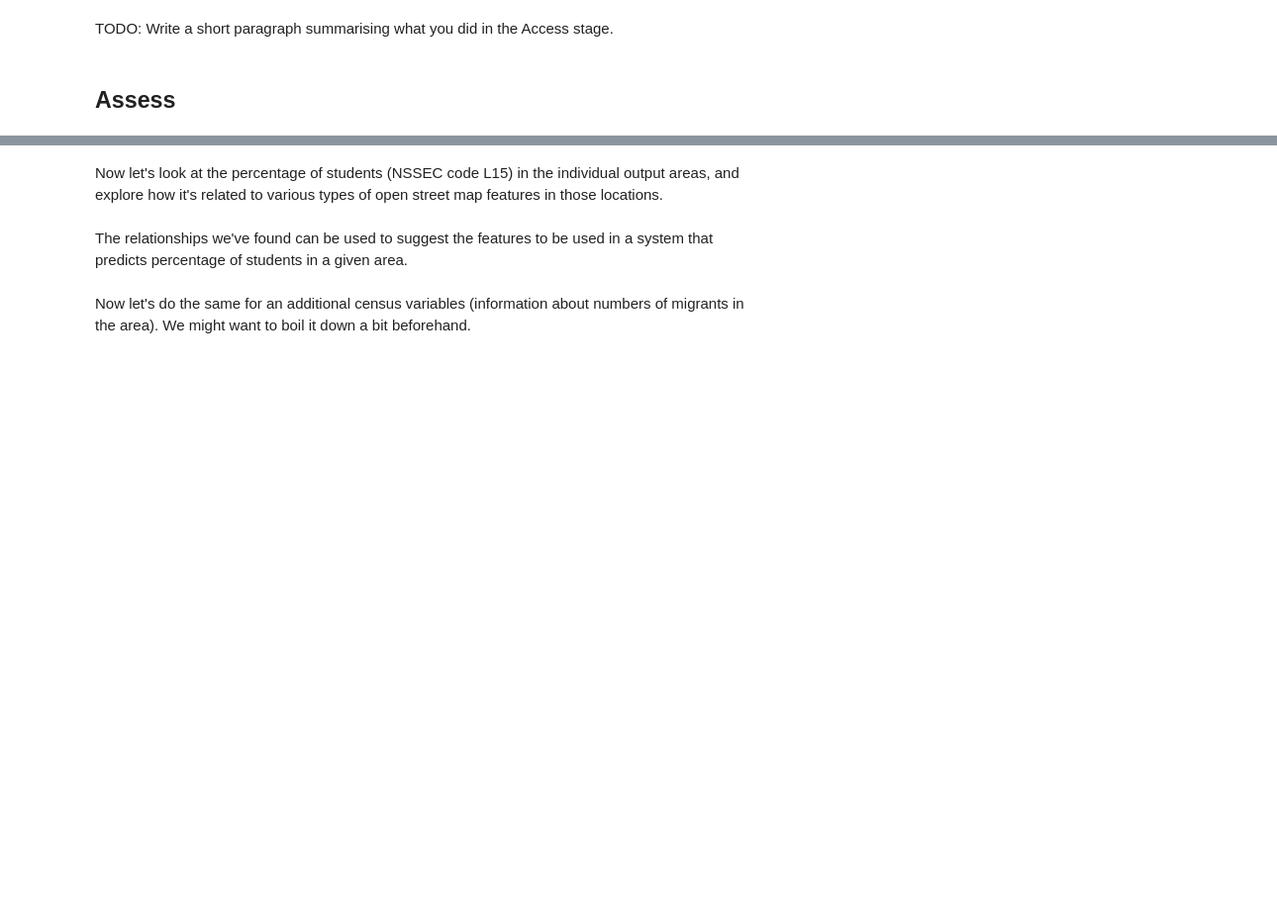
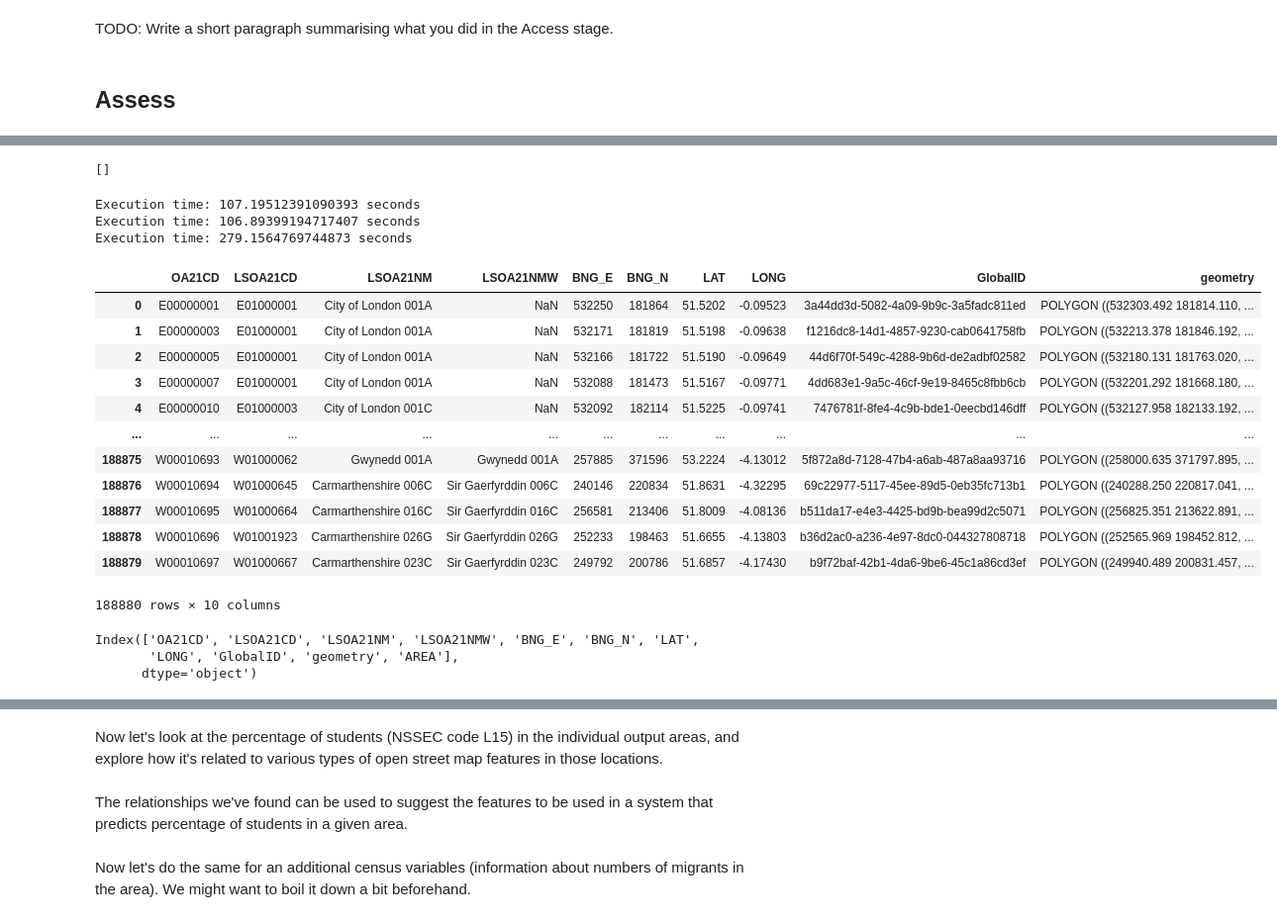
Before and after one commit to sdenyskov/sd995_ads_2024, a Jupyter notebook: notebooks/ads_course_assessment.ipynb, the cells around one changed output, grey strips where cells are left out. Shown: that part at 99% size. Saved outputs shown, nothing was run; the diff lists cells and outputs as text; code cells hidden in the pictures; blank space fills up the shorter version.

```diff
--- a/notebooks/ads_course_assessment.ipynb
+++ b/notebooks/ads_course_assessment.ipynb
@@ -1155,0 +1115,44 @@ print(execute_query(conn, "SHOW OPEN TABLES WHERE In_use > 0;"))
+# %%
+query = """
+ALTER TABLE osm_data
+ADD COLUMN area DOUBLE,
+ADD COLUMN area_degrees DOUBLE;
+"""
+
+execute_query(conn, query)
+# %% [output]
+[]
+# %%
+query = """
+UPDATE osm_data
+SET area_degrees = 0
+WHERE element_type IN ('node');
+"""
+start_time = time.time()
+execute_query(conn, query)
+end_time = time.time()
+execution_time = end_time - start_time
+print(f"Execution time: {execution_time} seconds")
+query = """
+UPDATE osm_data
+SET area_degrees = ST_Area(ST_GeomFromText(geometry))
+WHERE element_type IN ('way', 'relation');
+"""
+start_time = time.time()
+execute_query(conn, query)
+end_time = time.time()
+execution_time = end_time - start_time
+print(f"Execution time: {execution_time} seconds")
+query = """
+UPDATE osm_data
+SET area = area_degrees * 111320 * 111320 * COS(RADIANS(latitude))
+"""
+start_time = time.time()
+execute_query(conn, query)
+end_time = time.time()
+execution_time = end_time - start_time
+print(f"Execution time: {execution_time} seconds")
+# %% [output]
+Execution time: 107.19512391090393 seconds
+Execution time: 106.89399194717407 seconds
+Execution time: 279.1564769744873 seconds
@@ -1155,0 +1163,21 @@ print(execute_query(conn, "SHOW OPEN TABLES WHERE In_use > 0;"))
+# %%
+# Load OA boundaries data
+# oa_data_gdf = gdf_oa_boundaries_2021
+oa_data_df = pd.read_csv('uk_oa_with_boundaries.csv')
+oa_data_df['geometry'] = oa_data_df['geometry'].apply(wkt.loads)  # convert WKT strings to geometries
+oa_data_gdf = gpd.GeoDataFrame(oa_data_df, geometry='geometry')  # convert DataFrame to GeoDataFrame
+oa_data_gdf.set_crs("EPSG:27700", inplace=True)  # set CRS to EPSG:27700 (UK Grid)
+# %% [output]
+|  | OA21CD | LSOA21CD | LSOA21NM | LSOA21NMW | BNG_E | BNG_N | LAT | LONG | GlobalID | geometry |
+| 0 | E00000001 | E01000001 | City of London 001A | NaN | 532250 | 181864 | 51.5202 | -0.09523 | 3a44dd3d-5082-4a09-9b9c-3a5fadc811ed | POLYGON ((532303.492 181814.110, ... |
+| 1 | E00000003 | E01000001 | City of London 001A | NaN | 532171 | 181819 | 51.5198 | -0.09638 | f1216dc8-14d1-4857-9230-cab0641758fb | POLYGON ((532213.378 181846.192, ... |
+| 2 | E00000005 | E01000001 | City of London 001A | NaN | 532166 | 181722 | 51.5190 | -0.09649 | 44d6f70f-549c-4288-9b6d-de2adbf02582 | POLYGON ((532180.131 181763.020, ... |
+| 3 | E00000007 | E01000001 | City of London 001A | NaN | 532088 | 181473 | 51.5167 | -0.09771 | 4dd683e1-9a5c-46cf-9e19-8465c8fbb6cb | POLYGON ((532201.292 181668.180, ... |
+| 4 | E00000010 | E01000003 | City of London 001C | NaN | 532092 | 182114 | 51.5225 | -0.09741 | 7476781f-8fe4-4c9b-bde1-0eecbd146dff | POLYGON ((532127.958 182133.192, ... |
+| ... | ... | ... | ... | ... | ... | ... | ... | ... | ... | ... |
+| 188875 | W00010693 | W01000062 | Gwynedd 001A | Gwynedd 001A | 257885 | 371596 | 53.2224 | -4.13012 | 5f872a8d-7128-47b4-a6ab-487a8aa93716 | POLYGON ((258000.635 371797.895, ... |
+| 188876 | W00010694 | W01000645 | Carmarthenshire 006C | Sir Gaerfyrddin 006C | 240146 | 220834 | 51.8631 | -4.32295 | 69c22977-5117-45ee-89d5-0eb35fc713b1 | POLYGON ((240288.250 220817.041, ... |
+| 188877 | W00010695 | W01000664 | Carmarthenshire 016C | Sir Gaerfyrddin 016C | 256581 | 213406 | 51.8009 | -4.08136 | b511da17-e4e3-4425-bd9b-bea99d2c5071 | POLYGON ((256825.351 213622.891, ... |
+| 188878 | W00010696 | W01001923 | Carmarthenshire 026G | Sir Gaerfyrddin 026G | 252233 | 198463 | 51.6655 | -4.13803 | b36d2ac0-a236-4e97-8dc0-044327808718 | POLYGON ((252565.969 198452.812, ... |
+| 188879 | W00010697 | W01000667 | Carmarthenshire 023C | Sir Gaerfyrddin 023C | 249792 | 200786 | 51.6857 | -4.17430 | b9f72baf-42b1-4da6-9be6-45c1a86cd3ef | POLYGON ((249940.489 200831.457, ... |
+188880 rows × 10 columns
@@ -1155,0 +1201,6 @@ print(execute_query(conn, "SHOW OPEN TABLES WHERE In_use > 0;"))
+# %%
+print(oa_data_gdf.columns)
+# %% [output]
+Index(['OA21CD', 'LSOA21CD', 'LSOA21NM', 'LSOA21NMW', 'BNG_E', 'BNG_N', 'LAT',
+       'LONG', 'GlobalID', 'geometry', 'AREA'],
+      dtype='object')
```
Also changed, not shown: parts of 58 cells of this notebook, 3 other files.
